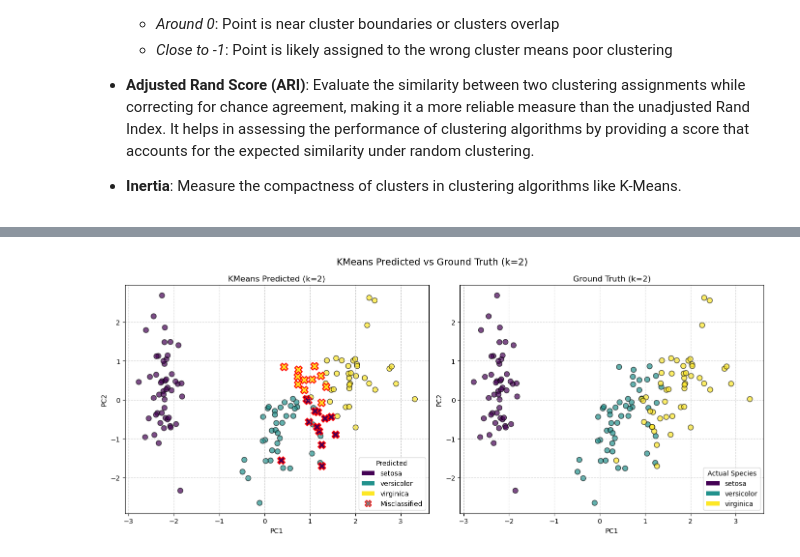
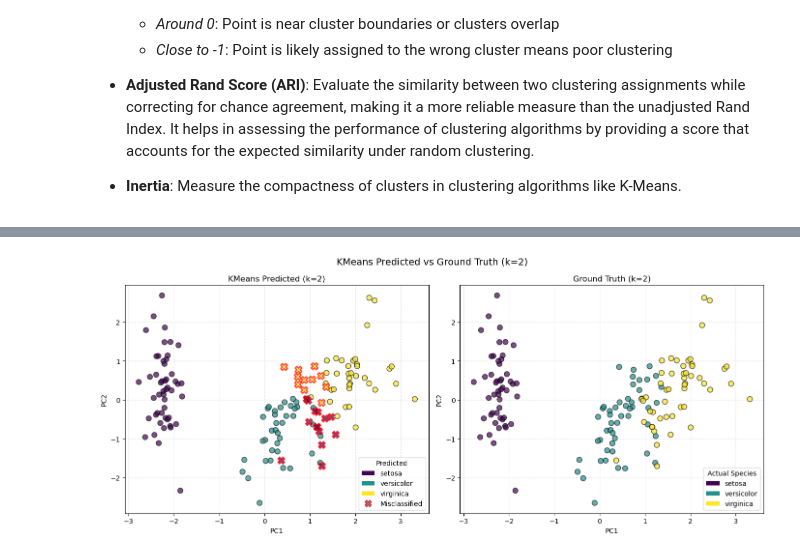
Before and after one commit to thaopham98/DataScience, a Jupyter notebook: python_analysis/A9-Dimentional Reduction.ipynb, the cells around one changed output, grey strips where cells are left out. Drawn from its saved outputs; the diff is of its cells as text; code cells hidden in the pictures.

```diff
--- a/python_analysis/A9-Dimentional Reduction.ipynb
+++ b/python_analysis/A9-Dimentional Reduction.ipynb
@@ -1103,0 +1021,3 @@ ax1.scatter(X_reduced2[misclassified, 0], X_reduced2[misclassified, 1],
+# %%
+res2_v2 = evaluation(X_reduced2, labels2, model_2, data.target)
+res3_v2 = evaluation(X_reduced3, labels3, model_3, data.target)
@@ -1104,55 +1227,53 @@ ax1.scatter(X_reduced2[misclassified, 0], X_reduced2[misclassified, 1],
 # %%
-res2_v2 = evaluation_v2(X_reduced2, labels2, model_2, data.target)
-remapped_labels2 = res2_v2['remapped_labels']
-
-# Find misclassified points
-misclassified = remapped_labels2 != data.target
-
-fig, (ax1, ax2) = plt.subplots(1, 2, figsize=(14, 6))
-
-# --- Left Plot: KMeans Predicted (with misclassification markers) ---
-# Correct points — circle marker
-ax1.scatter(X_reduced2[~misclassified, 0], X_reduced2[~misclassified, 1],
-            c=remapped_labels2[~misclassified], cmap='viridis', s=60, alpha=0.7,
-            marker='o', edgecolor='k')
-
-# Misclassified points — X marker with red border
-ax1.scatter(X_reduced2[misclassified, 0], X_reduced2[misclassified, 1],
-            c=remapped_labels2[misclassified], cmap='viridis', s=120, alpha=1.0,
-            marker='X', edgecolor='red', linewidth=1.5)
+from matplotlib.lines import Line2D
+from matplotlib.patches import Patch
+import matplotlib
 
 # Build legend manually: one handle per species + one for misclassified
-from matplotlib.lines import Line2D
-from matplotlib.patches import Patch
-import matplotlib.cm as cm
-
-viridis = cm.get_cmap('viridis')
+viridis = matplotlib.colormaps['viridis']
 colors = viridis([0.0, 0.5, 1.0])  # approximate viridis colors for 0, 1, 2
 
 species_handles = [Patch(facecolor=colors[i], label=data.target_names[i]) for i in range(3)]
 misc_handle = Line2D([0], [0], marker='X', color='w', markerfacecolor='gray',
                      markeredgecolor='red', markersize=10, label='Misclassified')
 
+
+fig, (ax1, ax2) = plt.subplots(1, 2, figsize=(14, 6))
+
+# --- Left Plot ---
+ax1.scatter(X_reduced2[~misclassified2, 0], X_reduced2[~misclassified2, 1],
+            c=res2_v2['remapped_labels'][~misclassified2],
+            cmap='viridis', s=60, alpha=0.7, marker='o',
+            edgecolor='k', label='Correct', linewidth=1)
+
+# Misclassified points (X markers with red edge)
+ax1.scatter(X_reduced2[misclassified2, 0], X_reduced2[misclassified2, 1],
+            c=res2_v2['remapped_labels'][misclassified2],
+            cmap='viridis', s=100, alpha=0.7, marker='X',
+            edgecolor='red', linewidth=2, label='Misclassified')
+
 ax1.legend(handles=species_handles + [misc_handle], title="Predicted")
+# ax1.set_title(f"Classification Accuracy (k=2): {accuracy2:.2f}%")
 ax1.set_title("KMeans Predicted (k=2)")
 ax1.set_xlabel("PC1")
 ax1.set_ylabel("PC2")
-ax1.grid(True, linestyle='--', alpha=0.6)
+ax1.grid(True, linestyle='--', alpha=0.3)
+
 
 # --- Right Plot: Ground Truth ---
 scatter2 = ax2.scatter(X_reduced2[:, 0], X_reduced2[:, 1],
                        c=data.target, cmap='viridis', s=60, alpha=0.7,
                        edgecolor='k')
 
 species_handles2 = [Patch(facecolor=colors[i], label=data.target_names[i]) for i in range(3)]
 ax2.legend(handles=species_handles2, title="Actual Species")
 ax2.set_title("Ground Truth (k=2)")
 ax2.set_xlabel("PC1")
 ax2.set_ylabel("PC2")
-ax2.grid(True, linestyle='--', alpha=0.6)
+ax2.grid(True, linestyle='--', alpha=0.3)
 
 plt.suptitle("KMeans Predicted vs Ground Truth (k=2)", fontsize=14)
 plt.tight_layout()
 plt.show()
 # %% [output]
-[figure, old version]
+[figure, new version]
```
Also changed, not shown: parts of 46 cells of this notebook.
